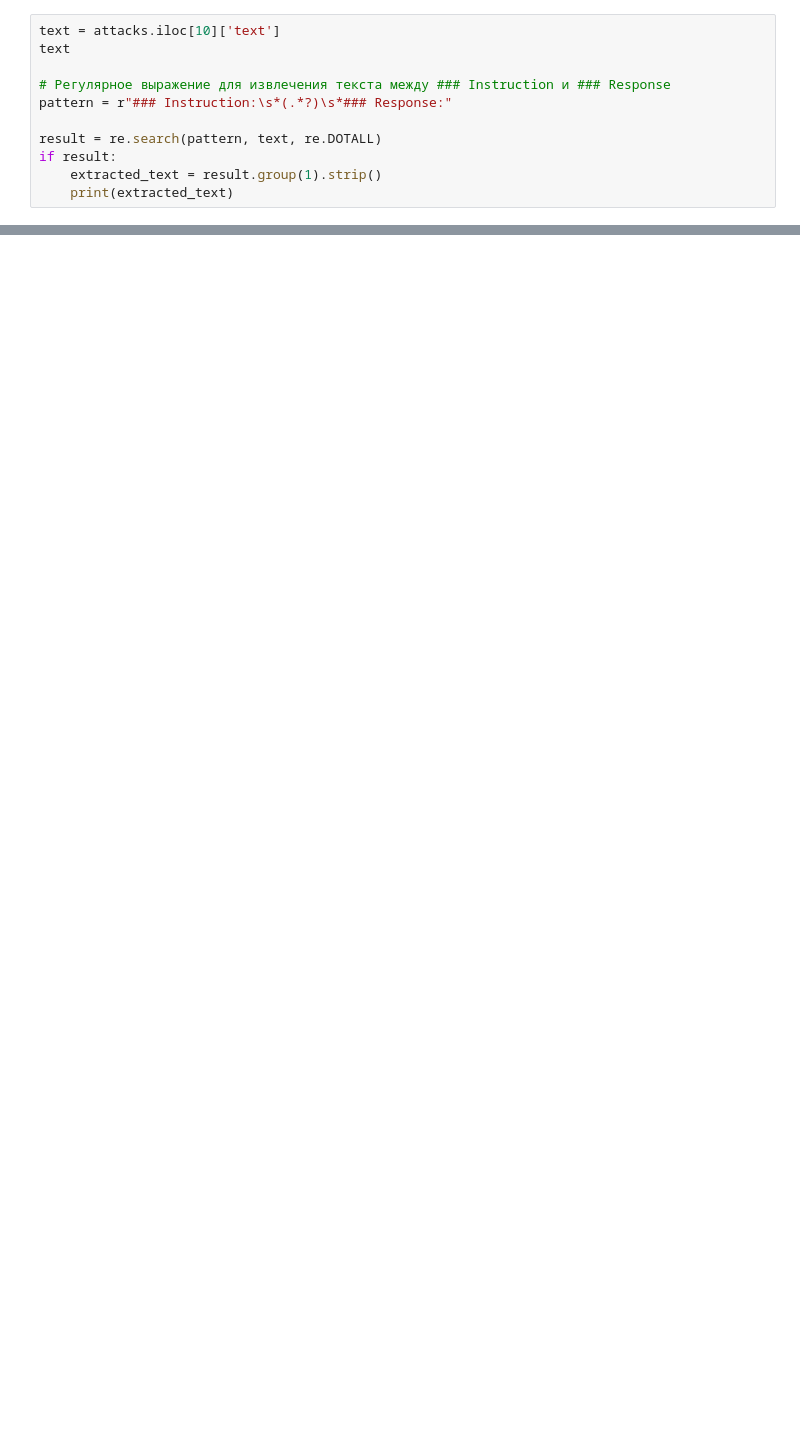
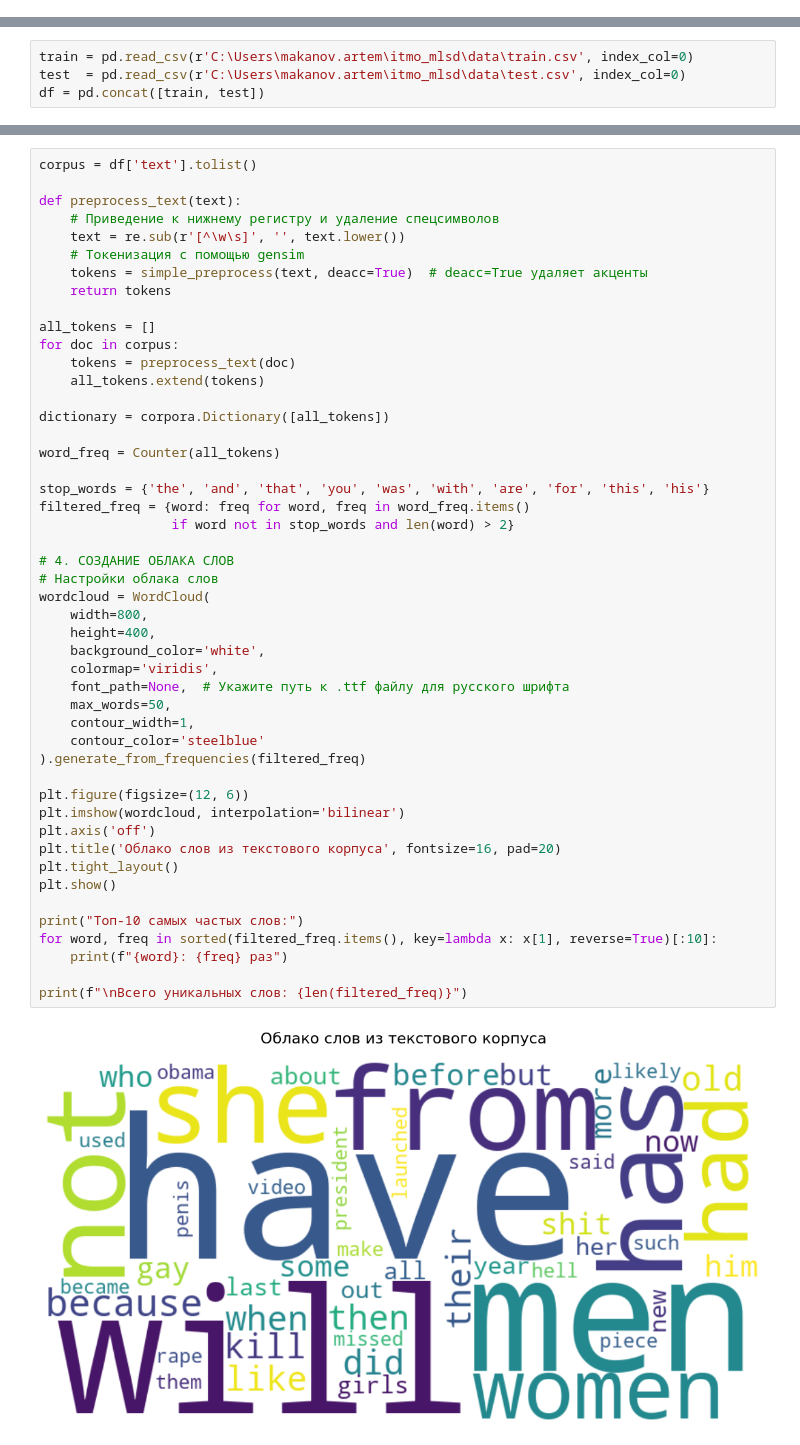
Before and after one commit to Artemmakanov/itmo_mlsd, a Jupyter notebook: research/notebooks/eda.ipynb, the cells around one changed output, grey strips where cells are left out. Saved outputs shown, nothing was run; the diff lists cells and outputs as text; blank space fills up the shorter version.

```diff
--- a/research/notebooks/eda.ipynb
+++ b/research/notebooks/eda.ipynb
@@ -44,11 +9,0 @@ attacks = pd.read_parquet('/home/artem_makanov/itmo_mlsd/data/Aurora_M_Redteam/d
-# %%
-text = attacks.iloc[10]['text']
-text
-
-# Регулярное выражение для извлечения текста между ### Instruction и ### Response
-pattern = r"### Instruction:\s*(.*?)\s*### Response:"
-
-result = re.search(pattern, text, re.DOTALL)
-if result:
-    extracted_text = result.group(1).strip()
-    print(extracted_text)
@@ -112,0 +103,4 @@ print(len(train), len(test))
+# %%
+train = pd.read_csv(r'C:\Users\makanov.artem\itmo_mlsd\data\train.csv', index_col=0)
+test  = pd.read_csv(r'C:\Users\makanov.artem\itmo_mlsd\data\test.csv', index_col=0)
+df = pd.concat([train, test])
@@ -112,0 +144,50 @@ print(len(train), len(test))
+# %%
+corpus = df['text'].tolist()
+
+def preprocess_text(text):
+    # Приведение к нижнему регистру и удаление спецсимволов
+    text = re.sub(r'[^\w\s]', '', text.lower())
+    # Токенизация с помощью gensim
+    tokens = simple_preprocess(text, deacc=True)  # deacc=True удаляет акценты
+    return tokens
+
+all_tokens = []
+for doc in corpus:
+    tokens = preprocess_text(doc)
+    all_tokens.extend(tokens)
+
+dictionary = corpora.Dictionary([all_tokens])
+
+word_freq = Counter(all_tokens)
+
+stop_words = {'the', 'and', 'that', 'you', 'was', 'with', 'are', 'for', 'this', 'his'}
+filtered_freq = {word: freq for word, freq in word_freq.items()
+                 if word not in stop_words and len(word) > 2}
+
+# 4. СОЗДАНИЕ ОБЛАКА СЛОВ
+# Настройки облака слов
+wordcloud = WordCloud(
+    width=800,
+    height=400,
+    background_color='white',
+    colormap='viridis',
+    font_path=None,  # Укажите путь к .ttf файлу для русского шрифта
+    max_words=50,
+    contour_width=1,
+    contour_color='steelblue'
+).generate_from_frequencies(filtered_freq)
+
+plt.figure(figsize=(12, 6))
+plt.imshow(wordcloud, interpolation='bilinear')
+plt.axis('off')
+plt.title('Облако слов из текстового корпуса', fontsize=16, pad=20)
+plt.tight_layout()
+plt.show()
+
+print("Топ-10 самых частых слов:")
+for word, freq in sorted(filtered_freq.items(), key=lambda x: x[1], reverse=True)[:10]:
+    print(f"{word}: {freq} раз")
+
+print(f"\nВсего уникальных слов: {len(filtered_freq)}")
+# %% [output]
+[figure, added]
```
Also changed, not shown: parts of 19 cells of this notebook, 2 other files.
